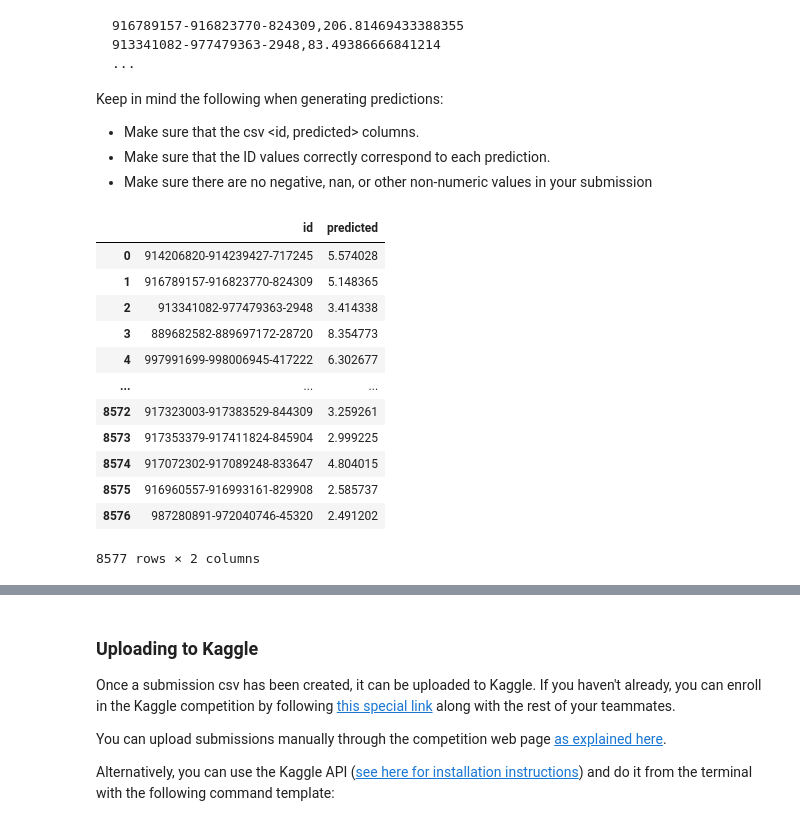
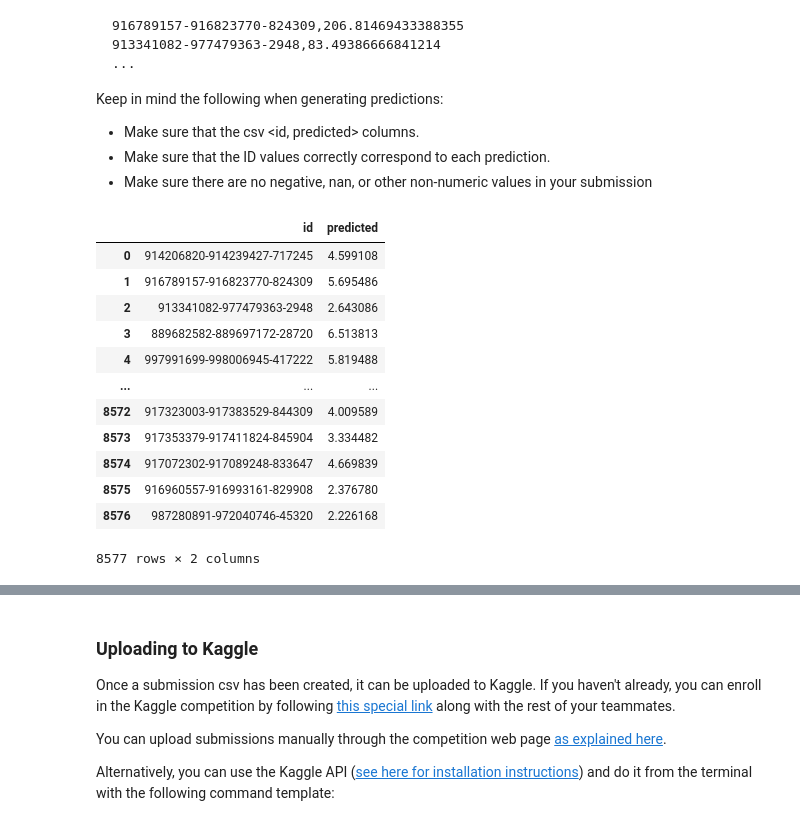
Before and after one commit to vladlevitin/TDT4173-Retail-Revenue-Prediction, a Jupyter notebook: TDT4173 Retail Revenue Prediction/introduction.ipynb, the cells around one changed output, grey strips where cells are left out. Drawn from its saved outputs; the diff is of its cells as text; code cells hidden in the pictures.

```diff
--- a/TDT4173 Retail Revenue Prediction/introduction.ipynb
+++ b/TDT4173 Retail Revenue Prediction/introduction.ipynb
@@ -667,12 +744,12 @@ df.drop_duplicates(subset=['store_id'], keep='first', inplace=True)
 X_test = df.drop(columns = colums_to_drop)
 X_test = convert_to_category(X_test)
 
-X_test[columns_to_scale_scaler] = scaler.transform(X_test[columns_to_scale_scaler])
 
-for columns in columns_to_scale_log:
-    X_test[columns] = np.log1p(X_test[columns])
+X_test_encoded_one_hot = one_hot_encoder.transform(X_test)
 
-X_test_encoded = encoder.transform(X_test)
+label_encoder = preprocessing.LabelEncoder()
+X_test_encoded_label = X_test.copy()
+X_test_encoded_label [categorical_features]= X_test_encoded_label[categorical_features].apply(label_encoder.fit_transform)
 
 y_test_pred = 0
 n = 0
@@ -680,44 +757,44 @@ n = 0
 
 y_test_pred_lgbm = lgbm_model.predict(X_test)
 y_test_pred_lgbm = np.expm1(y_test_pred_lgbm)
 y_test_pred += y_test_pred_lgbm
 n+=1
 
 
-y_test_pred_xgb = xgboost_model.predict(X_test_encoded)
+y_test_pred_xgb = xgboost_model.predict(X_test_encoded_one_hot)
 y_test_pred_xgb = np.expm1(y_test_pred_xgb)
 y_test_pred += y_test_pred_xgb
 n+=1
 
 
-y_test_pred_cat = cat_boost_model.predict(X_test_encoded)
+y_test_pred_cat = cat_boost_model.predict(X_test_encoded_one_hot)
 y_test_pred_cat = np.expm1(y_test_pred_cat)
 y_test_pred += y_test_pred_cat
 n+=1
 
 
 y_test_pred = y_test_pred/n
 
 # Generate submission dataframe
 # NOTE: It is important that the ID and predicted values match
 submission = pd.DataFrame()
 submission['id'] = stores_test['store_id']
 submission['predicted'] = np.asarray(y_test_pred)
 
 # Save it to disk (`index=False` means don't save the index in the csv)
 submission.to_csv('submissions/sample_submission.csv', index=False)
 submission
 # %% [output]
 |  | id | predicted |
-| 0 | 914206820-914239427-717245 | 5.574028 |
-| 1 | 916789157-916823770-824309 | 5.148365 |
-| 2 | 913341082-977479363-2948 | 3.414338 |
-| 3 | 889682582-889697172-28720 | 8.354773 |
-| 4 | 997991699-998006945-417222 | 6.302677 |
+| 0 | 914206820-914239427-717245 | 4.599108 |
+| 1 | 916789157-916823770-824309 | 5.695486 |
+| 2 | 913341082-977479363-2948 | 2.643086 |
+| 3 | 889682582-889697172-28720 | 6.513813 |
+| 4 | 997991699-998006945-417222 | 5.819488 |
 | ... | ... | ... |
-| 8572 | 917323003-917383529-844309 | 3.259261 |
-| 8573 | 917353379-917411824-845904 | 2.999225 |
-| 8574 | 917072302-917089248-833647 | 4.804015 |
-| 8575 | 916960557-916993161-829908 | 2.585737 |
-| 8576 | 987280891-972040746-45320 | 2.491202 |
+| 8572 | 917323003-917383529-844309 | 4.009589 |
+| 8573 | 917353379-917411824-845904 | 3.334482 |
+| 8574 | 917072302-917089248-833647 | 4.669839 |
+| 8575 | 916960557-916993161-829908 | 2.376780 |
+| 8576 | 987280891-972040746-45320 | 2.226168 |
 8577 rows × 2 columns
```
Also changed, not shown: parts of 7 cells of this notebook, 9 other files.
